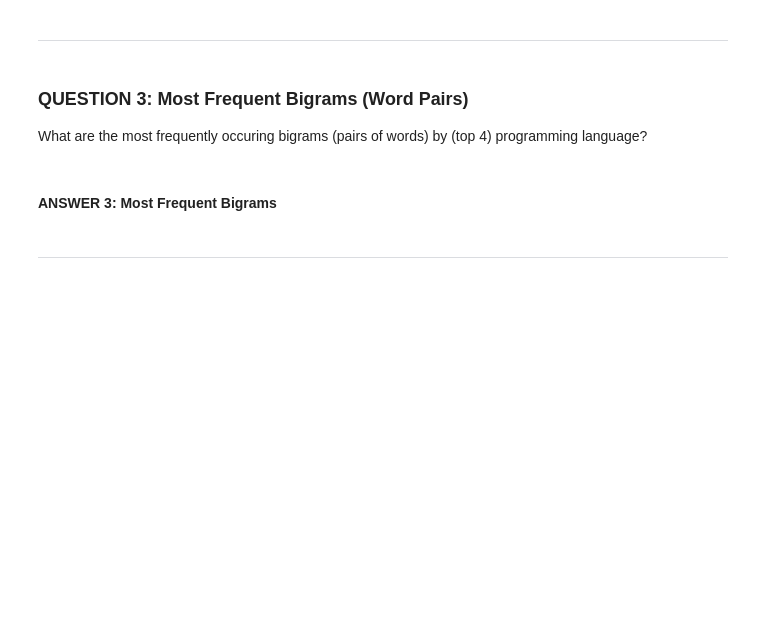
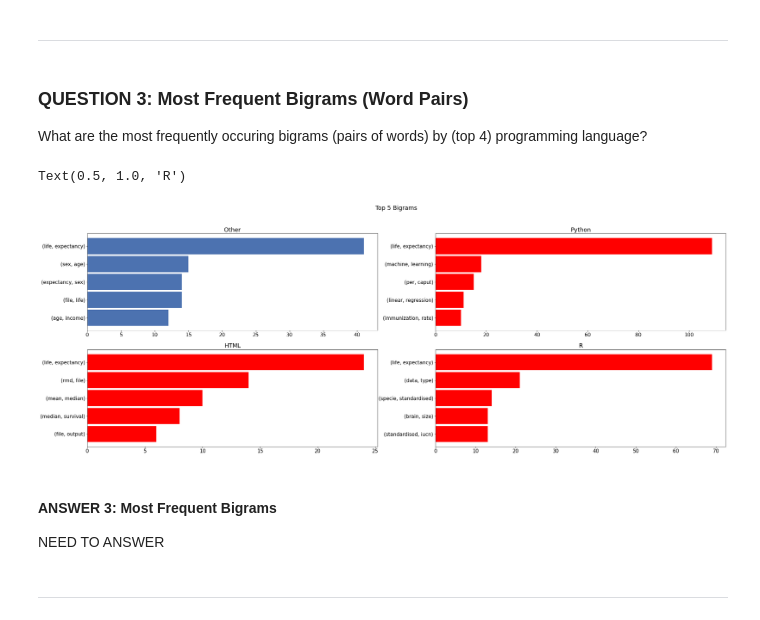
Before and after one commit to Two-Guys-and-a-Gal/NLP-Project, a Jupyter notebook: final_report.ipynb, the cells around one changed output. Cells and saved outputs as stored; diff of their text form; code cells hidden in the pictures; blank space fills up the shorter version.

```diff
--- a/final_report.ipynb
+++ b/final_report.ipynb
@@ -264,8 +271,43 @@ Are there any words that uniquely identify one of the coding langauges?
 # %% [markdown]
 ### QUESTION 3: Most Frequent Bigrams (Word Pairs)
 What are the most frequently occuring bigrams (pairs of words) by (top 4) programming language?
+# %%
+other = (' '.join(train[train.language == 'Other'].more_clean)).split()
+python = (' '.join(train[train.language == 'Python'].more_clean)).split()
+r = (' '.join(train[train.language == 'R'].more_clean)).split()
+html = (' '.join(train[train.language == 'HTML'].more_clean)).split()
+all_words = (' '.join(train.more_clean)).split()
+# %%
+# make bigrams
+top_5_other_bigrams = (pd.Series(nltk.ngrams(other, 2)).value_counts().head(5))
+top_5_python_bigrams = (pd.Series(nltk.ngrams(python, 2)).value_counts().head(5))
+top_5_r_bigrams = (pd.Series(nltk.ngrams(r, 2)).value_counts().head(5))
+top_5_html_bigrams = (pd.Series(nltk.ngrams(html, 2)).value_counts().head(5))
+# %%
+## Plot Top 5 Bigrams
+fig, axs = plt.subplots(2, 2)
+#set figure size
+fig.set_size_inches (35, 12)
+#set title
+plt.suptitle('Top 5 Bigrams')
+top_5_other_bigrams.sort_values().plot.barh(width=.9, ax=axs[0, 0])
+axs[0,0].set_title('Other')
+#axs[0,0].set_ylabel('Bigram')
+
+top_5_python_bigrams.sort_values().plot.barh(color='red', width=.9, ax=axs[0, 1])
+axs[0,1].set_title('Python')
+
+top_5_html_bigrams.sort_values().plot.barh(color='red', width=.9, ax=axs[1, 0])
+axs[1,0].set_title('HTML')
+
+top_5_r_bigrams.sort_values().plot.barh(color='red', width=.9, ax=axs[1, 1])
+axs[1,1].set_title('R')
+# %% [output]
+Text(0.5, 1.0, 'R')
+[figure, added]
 # %% [markdown]
 #### ANSWER 3: Most Frequent Bigrams
+NEED TO ANSWER
 # %% [markdown]
 ---
 # %% [markdown]
```
Also changed, not shown: parts of 9 cells of this notebook.
